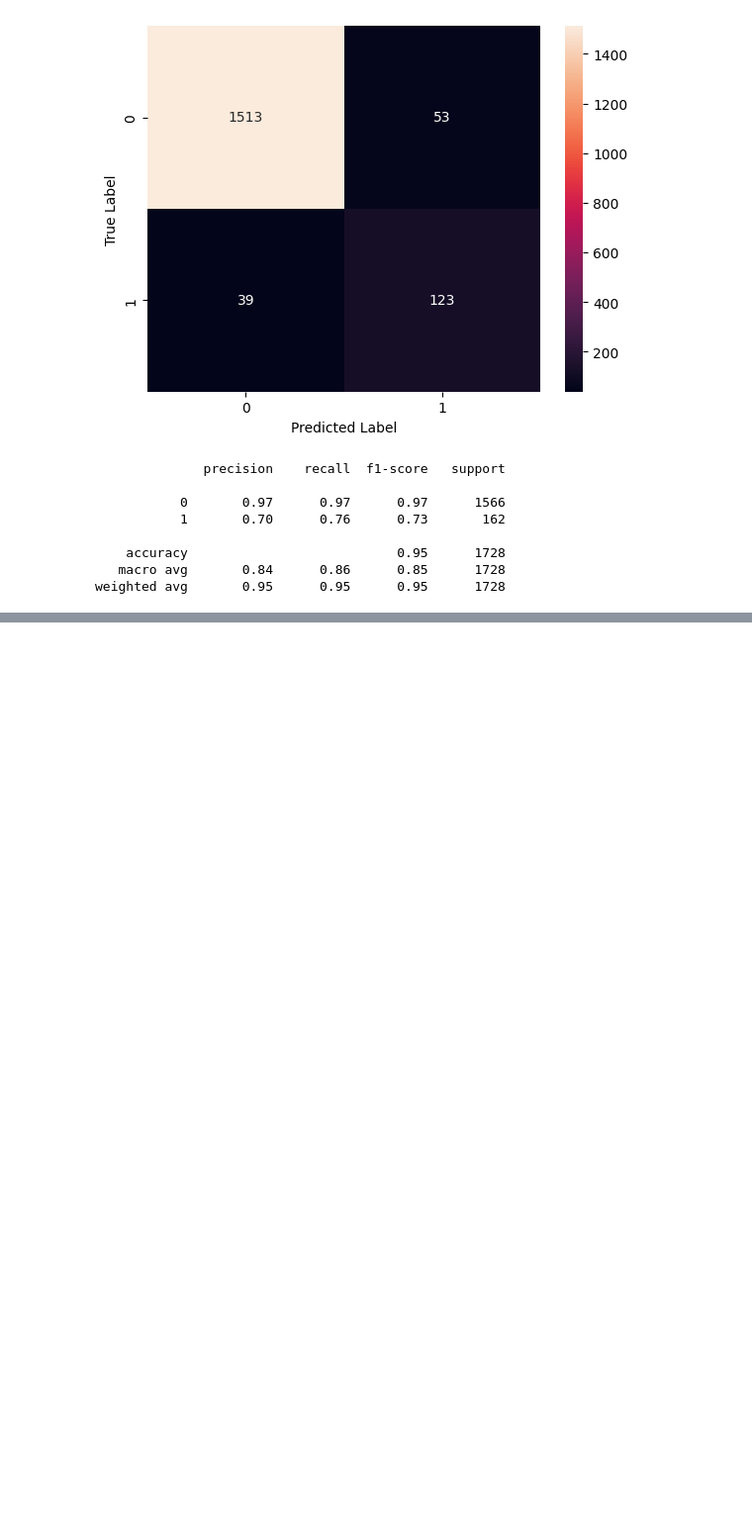
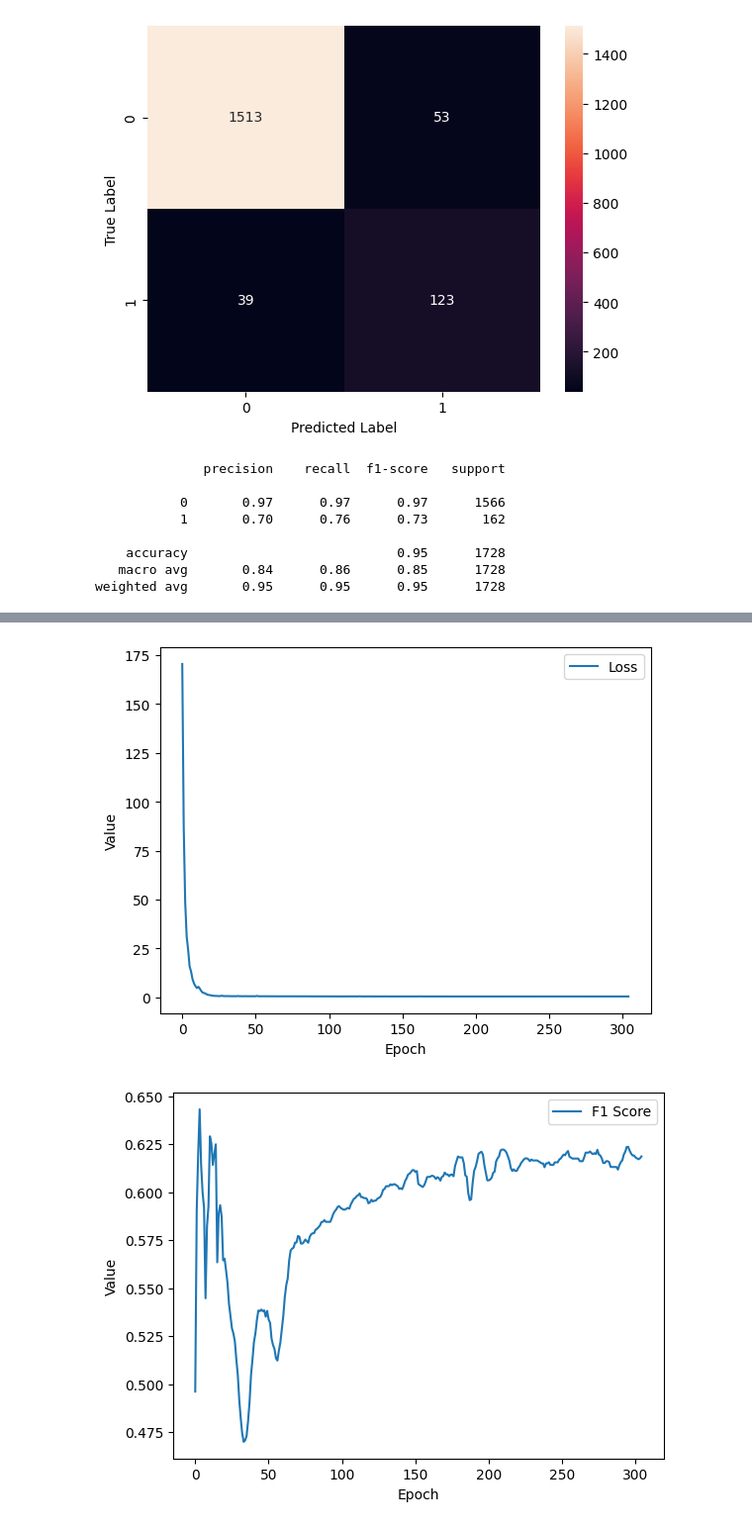
Before and after one commit to joanlafuente/SAE, a Jupyter notebook: Test_PyG.ipynb, the cells around one changed output, grey strips where cells are left out. Shown at 99% size. Cells and saved outputs as stored; diff of their text form; code cells hidden in the pictures; blank space fills up the shorter version.

```diff
--- a/Test_PyG.ipynb
+++ b/Test_PyG.ipynb
@@ -965,5 +1140,0 @@ Epoch: 120, Train Loss: 0.217, Val Acc: 0.928
-# %%
-model, loss_hist2, f1_hist2 = train_node_classifier(model, graph, optimizer_gcn, criterion)
-
-test_acc, f1, predictions = eval_node_classifier(model, graph, graph.test_mask)
-print(f'Test Acc: {test_acc:.3f}, Test F1: {f1:.3f}')
@@ -1050,0 +1181,2 @@ DataBatch(x=[11944, 25], y=[11944], edge_index_v=[2, 2085418], edge_index_p=[2,
+# %%
+model.load_state_dict(torch.load('best_model_contrastive.pth'))
@@ -1050,0 +1185,12 @@ DataBatch(x=[11944, 25], y=[11944], edge_index_v=[2, 2085418], edge_index_p=[2,
+# %%
+for name, param in model.named_parameters():
+    if 'classifier' not in name:
+        param.requires_grad = True
+
+parameters = filter(lambda p: p.requires_grad, model.parameters())
+optimizer_gcn = torch.optim.AdamW(parameters, lr=0.01, weight_decay=5e-4)
+criterion = nn.CrossEntropyLoss(weight=torch.tensor([0.095, 0.905]).to(device))
+model, loss_hist_cls, f1_hist_cls = train_node_classifier(model, graph, optimizer_gcn, criterion, n_epochs=1000, name_model='best_model_finetuned.pth')
+
+test_acc, f1, predictions = eval_node_classifier(model, graph, graph.test_mask)
+print(f'Test Acc: {test_acc:.3f}, Test F1: {f1:.3f}')
@@ -1050,0 +1211,15 @@ DataBatch(x=[11944, 25], y=[11944], edge_index_v=[2, 2085418], edge_index_p=[2,
+# %%
+plt.plot(loss_hist_cls, label='Loss')
+plt.xlabel('Epoch')
+plt.ylabel('Value')
+plt.legend()
+plt.show()
+
+plt.plot(f1_hist_cls, label='F1 Score')
+plt.xlabel('Epoch')
+plt.ylabel('Value')
+plt.legend()
+plt.show()
+# %% [output]
+[figure, added]
+[figure, added]
```
Also changed, not shown: parts of 34 cells of this notebook, 3 other files.
